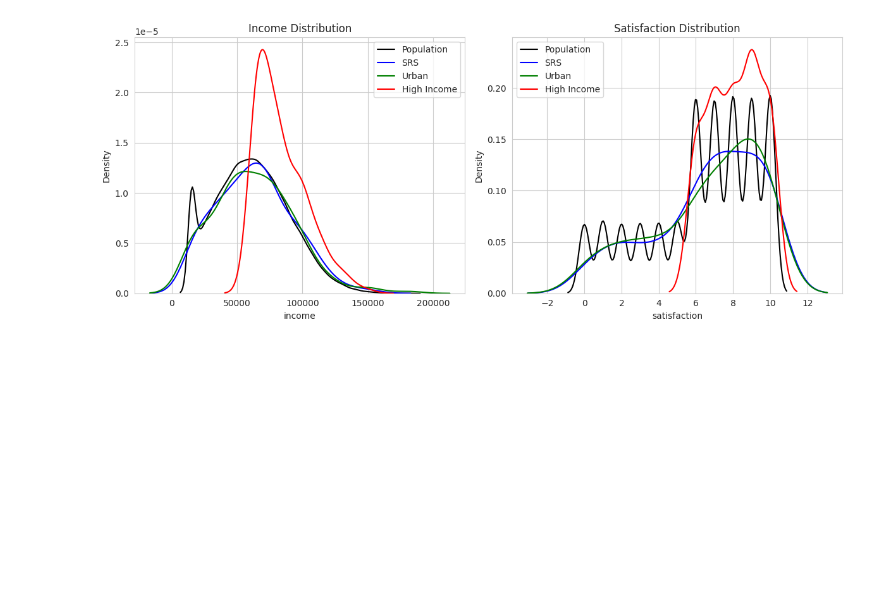
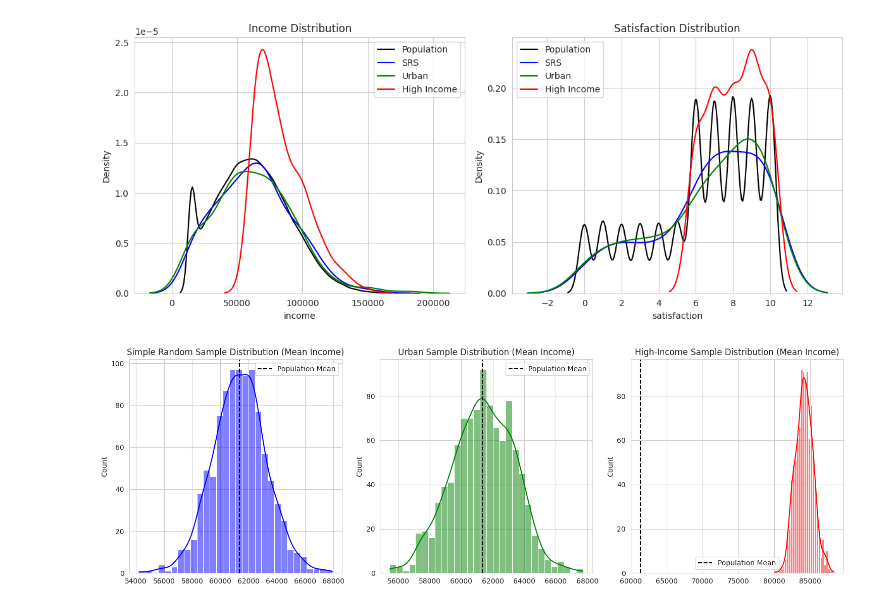
Before and after one commit to Manheim666/ironhack-ai-engineering, a Jupyter notebook: module-3/m3-03-lab-bias-clinic-sampling-variability/m3-03-bias-clinic-sampling-variability.ipynb, the cells around one changed output. Saved outputs shown, nothing was run; the diff lists cells and outputs as text; code cells hidden in the pictures; blank space fills up the shorter version.

```diff
--- a/module-3/m3-03-lab-bias-clinic-sampling-variability/m3-03-bias-clinic-sampling-variability.ipynb
+++ b/module-3/m3-03-lab-bias-clinic-sampling-variability/m3-03-bias-clinic-sampling-variability.ipynb
@@ -240,3 +240,41 @@ plt.tight_layout()
 plt.show()
 # %% [output]
 [figure]
+# %%
+repeats = 1000
+srs_means = []
+urban_means = []
+high_income_means = []
+
+for _ in range(repeats):
+    srs_means.append(population.sample(sample_size)['income'].mean())
+    urban_means.append(population[population['region']=='Urban'].sample(sample_size)['income'].mean())
+    high_income_means.append(population[population['income']>population['income'].median()].sample(sample_size)['income'].mean())
+# %%
+plt.figure(figsize=(15,5))
+
+# Simple Random Sample
+plt.subplot(1,3,1)
+sns.histplot(srs_means, bins=30, kde=True, color='blue')
+plt.axvline(population['income'].mean(), color='black', linestyle='--', label='Population Mean')
+plt.title('Simple Random Sample Distribution (Mean Income)')
+plt.legend()
+
+# Urban
+plt.subplot(1,3,2)
+sns.histplot(urban_means, bins=30, kde=True, color='green')
+plt.axvline(population['income'].mean(), color='black', linestyle='--', label='Population Mean')
+plt.title('Urban Sample Distribution (Mean Income)')
+plt.legend()
+
+# High-Income
+plt.subplot(1,3,3)
+sns.histplot(high_income_means, bins=30, kde=True, color='red')
+plt.axvline(population['income'].mean(), color='black', linestyle='--', label='Population Mean')
+plt.title('High-Income Sample Distribution (Mean Income)')
+plt.legend()
+
+plt.tight_layout()
+plt.show()
+# %% [output]
+[figure, added]
```
